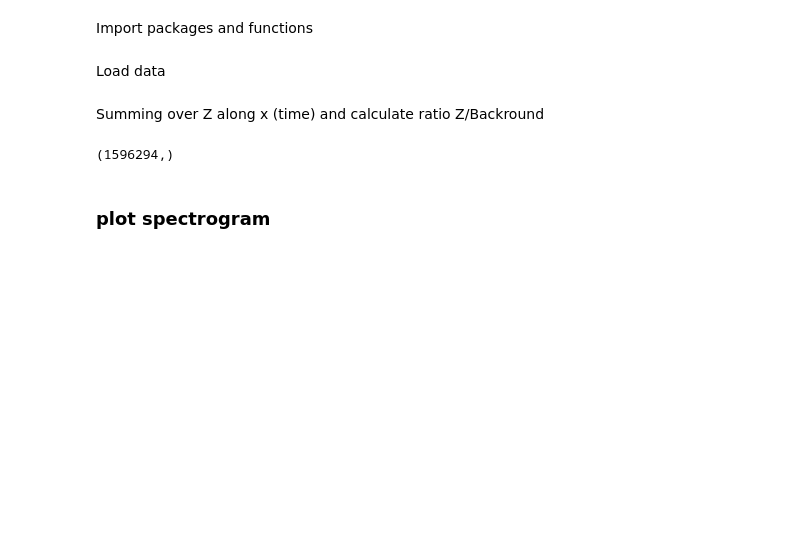
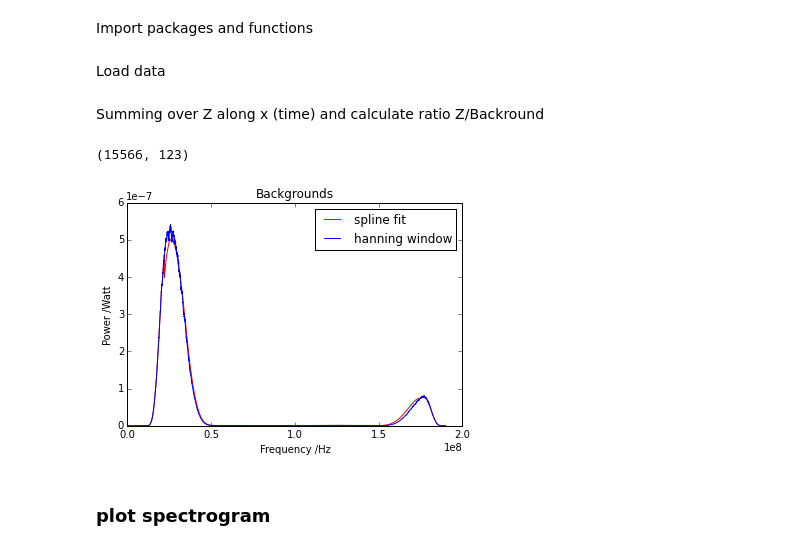
Before and after one commit to cclaessens/furse, a Jupyter notebook: furses_algorithm.ipynb, the cells around one changed output. Saved outputs shown, nothing was run; the diff lists cells and outputs as text; code cells hidden in the pictures; blank space fills up the shorter version.

```diff
--- a/furses_algorithm.ipynb
+++ b/furses_algorithm.ipynb
@@ -25,36 +30,43 @@ Summing over Z along x (time) and calculate ratio  Z/Backround
 # %%
 Background1 = hanning_background(Z, x)
 rate1 = np.copy(Z)/Background1
 
 Background2 = np.zeros(np.shape(Z))
 a, b = np.load("spectrogram_data/gainvar.npy")
 
 ''' compare backrounds'''
 b = b*np.mean(Background1[:,0])/np.mean(b)
 background2 = np.interp(y, a, b)
+background2[np.where(y<22*10**6)]=Background1[:,0][np.where(y<22*10**6)]
+background2[np.where(y>175*10**6)]=Background1[:,0][np.where(y>175*10**6)]
 
 d = np.interp(a, y, Background1[:,0])
 
 for i in range(np.shape(x)[0]):
         Background2[:,i] = background2
 
-rate2 = np.copy(Z[np.where(Background2!=0)])/Background2[np.where(Background2!=0)]
+rate2 = np.copy(Z)/Background2
 print np.shape(rate2)
 
 
 plt.figure(1)
-plt.plot(a, b, 'r')
-plt.plot(y, Background1[:,0], 'b')
+plt.plot(y, background2, 'r', label='spline fit')
+plt.plot(y, Background1[:,0], 'b', label='hanning window')
+plt.title("Backgrounds")
+plt.legend()
+plt.xlabel('Frequency /Hz')
+plt.ylabel('Power /Watt')
 plt.xlim([0, 2*10**8])
 plt.show()
 
 #plt.figure(2)
 #plt.plot(a, b, 'r')
 #plt.plot(a, d, 'b')
 #plt.xlim([0, 2*10**8])
 #plt.show()
 # %% [output]
-(1596294,)
+(15566, 123)
+[figure, added]
 # %% [markdown]
 ### plot spectrogram
 # %%
```
Also changed, not shown: parts of 9 cells of this notebook.
